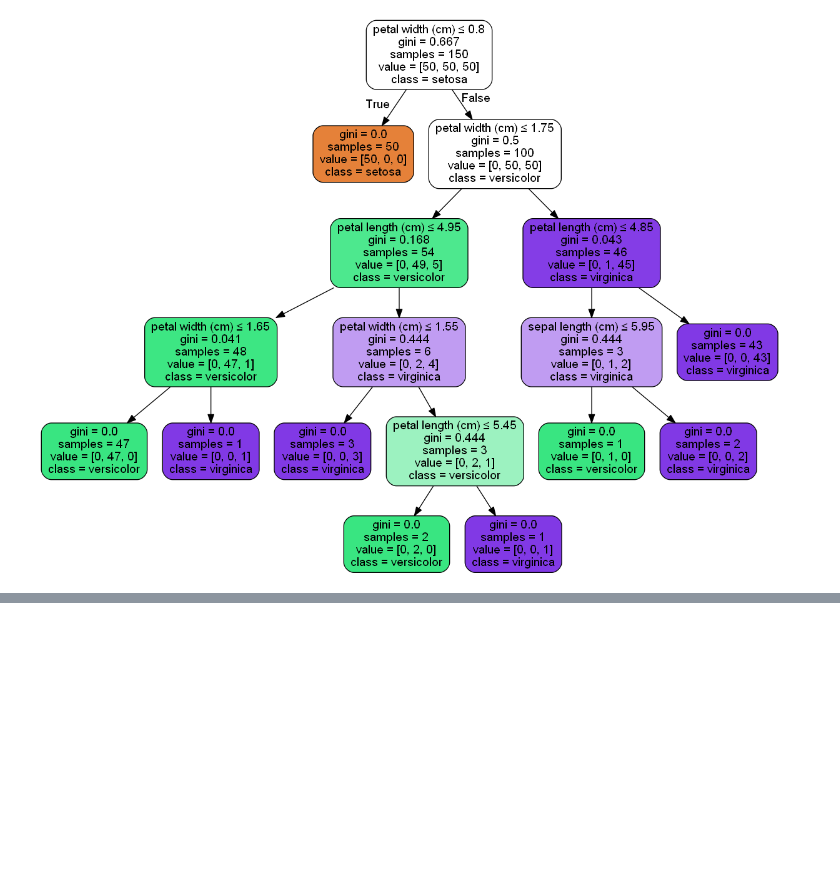
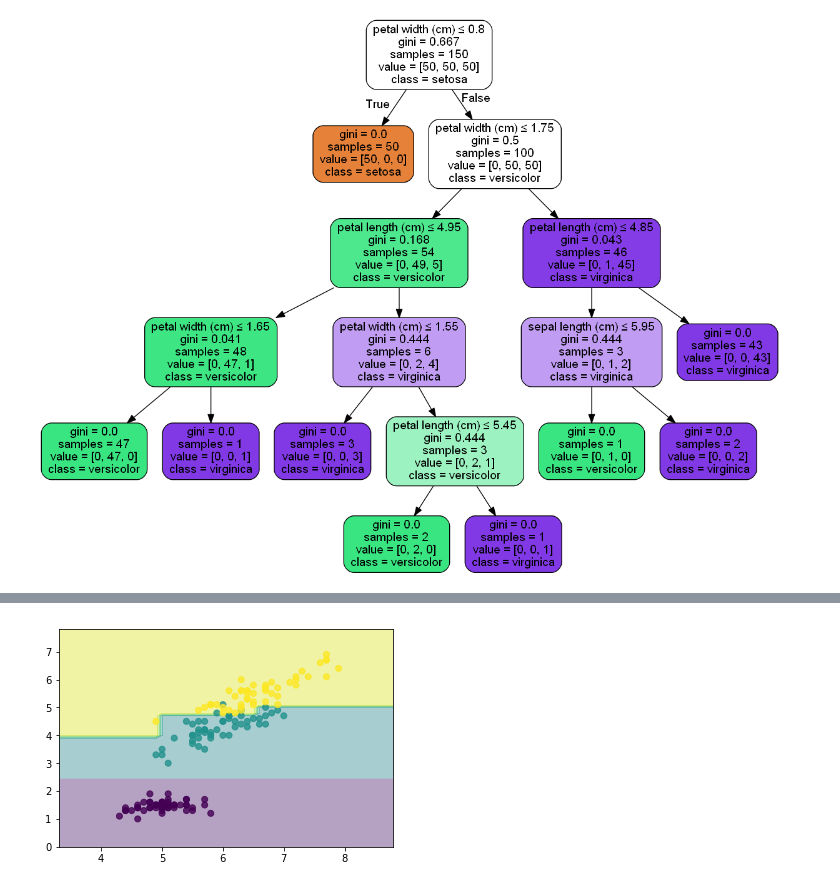
Before and after one commit to seanwu506/pinard, a Jupyter notebook: DecisionTree.ipynb, the cells around one changed output, grey strips where cells are left out. Saved outputs shown, nothing was run; the diff lists cells and outputs as text; code cells hidden in the pictures; blank space fills up the shorter version.

```diff
--- a/DecisionTree.ipynb
+++ b/DecisionTree.ipynb
@@ -81,0 +91,26 @@ Image(graph.create_png())
+# %%
+import numpy as np
+import matplotlib.pyplot as plt
+
+from sklearn import datasets
+from sklearn.tree import DecisionTreeClassifier
+
+iris = datasets.load_iris()
+x = iris.data[:,[0,2]]
+y = iris.target
+
+dtc = DecisionTreeClassifier(max_depth=4)
+dtc.fit(x,y)
+x1_min,x1_max = x[:,0].min()-1,x[:,0].max()+1
+x2_min,x2_max = x[:,1].min()-1,x[:,1].max()+1
+
+xx,yy = np.meshgrid(np.arange(x1_min,x1_max,0.1),
+                   np.arange(x2_min,x2_max,0.1))
+z = dtc.predict(np.c_[xx.ravel(),yy.ravel()])
+z = z.reshape(xx.shape)
+
+plt.contourf(xx, yy, z, alpha=0.4)
+plt.scatter(x[:, 0], x[:, 1], c=y, alpha=0.8)
+plt.show()
+# %% [output]
+[figure, added]
```
Also changed, not shown: parts of 1 cell of this notebook.
